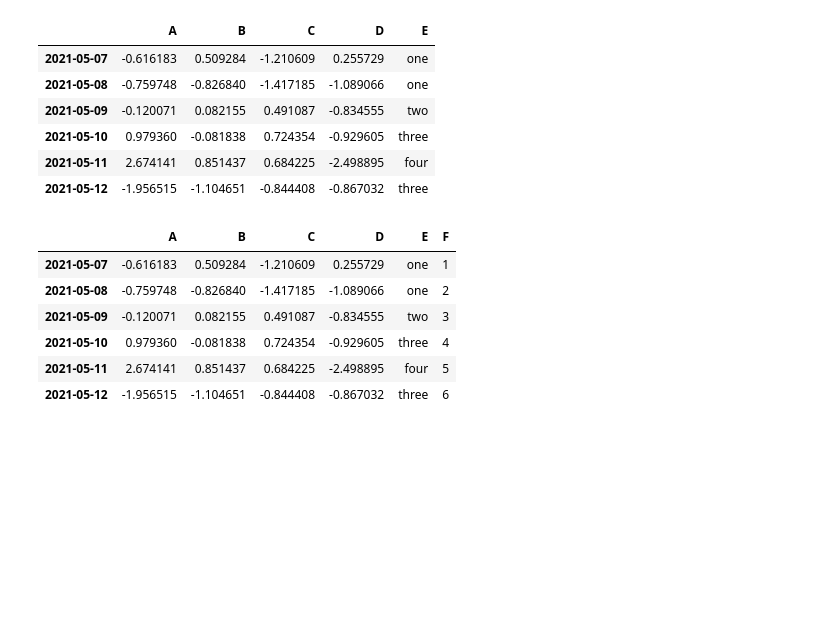
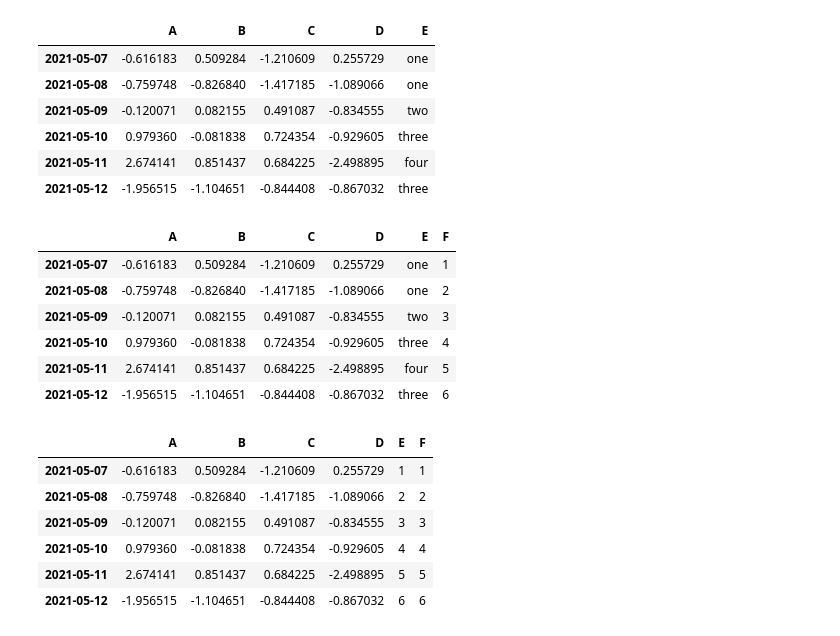
Before and after one commit to leeyechang/bmt_python, a Jupyter notebook: 21514_10주차실습.ipynb, the cells around one changed output. Saved outputs shown, nothing was run; the diff lists cells and outputs as text; code cells hidden in the pictures; blank space fills up the shorter version.

```diff
--- a/21514_10주차실습.ipynb
+++ b/21514_10주차실습.ipynb
@@ -468,3 +468,15 @@ df
 | 2021-05-10 | 0.979360 | -0.081838 | 0.724354 | -0.929605 | three | 4 |
 | 2021-05-11 | 2.674141 | 0.851437 | 0.684225 | -2.498895 | four | 5 |
 | 2021-05-12 | -1.956515 | -1.104651 | -0.844408 | -0.867032 | three | 6 |
+# %%
+df['E'] = [1,2,3,4,5,6]
+# %%
+df
+# %% [output]
+|  | A | B | C | D | E | F |
+| 2021-05-07 | -0.616183 | 0.509284 | -1.210609 | 0.255729 | 1 | 1 |
+| 2021-05-08 | -0.759748 | -0.826840 | -1.417185 | -1.089066 | 2 | 2 |
+| 2021-05-09 | -0.120071 | 0.082155 | 0.491087 | -0.834555 | 3 | 3 |
+| 2021-05-10 | 0.979360 | -0.081838 | 0.724354 | -0.929605 | 4 | 4 |
+| 2021-05-11 | 2.674141 | 0.851437 | 0.684225 | -2.498895 | 5 | 5 |
+| 2021-05-12 | -1.956515 | -1.104651 | -0.844408 | -0.867032 | 6 | 6 |
```
Also changed, not shown: parts of 3 cells of this notebook.
